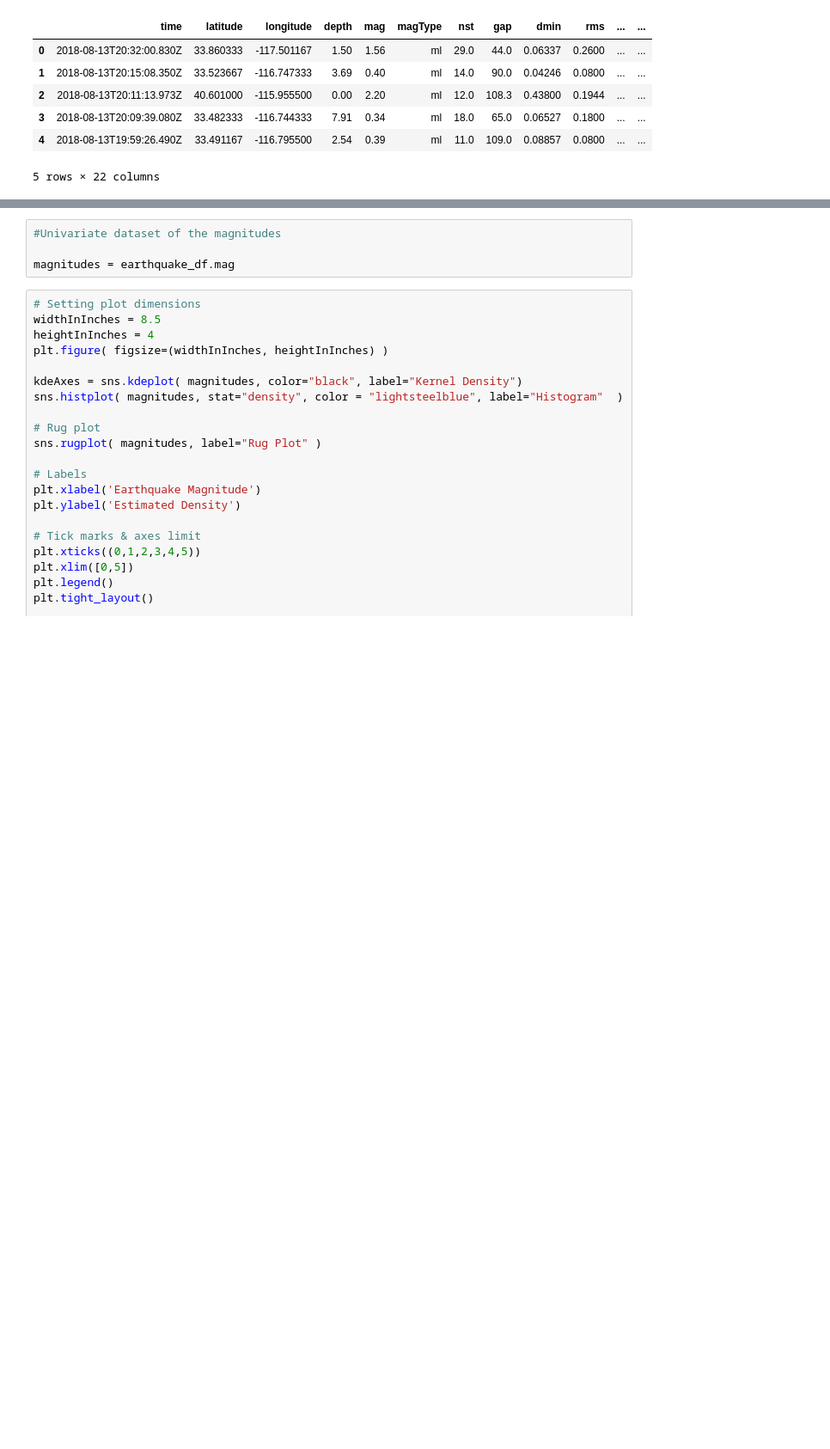
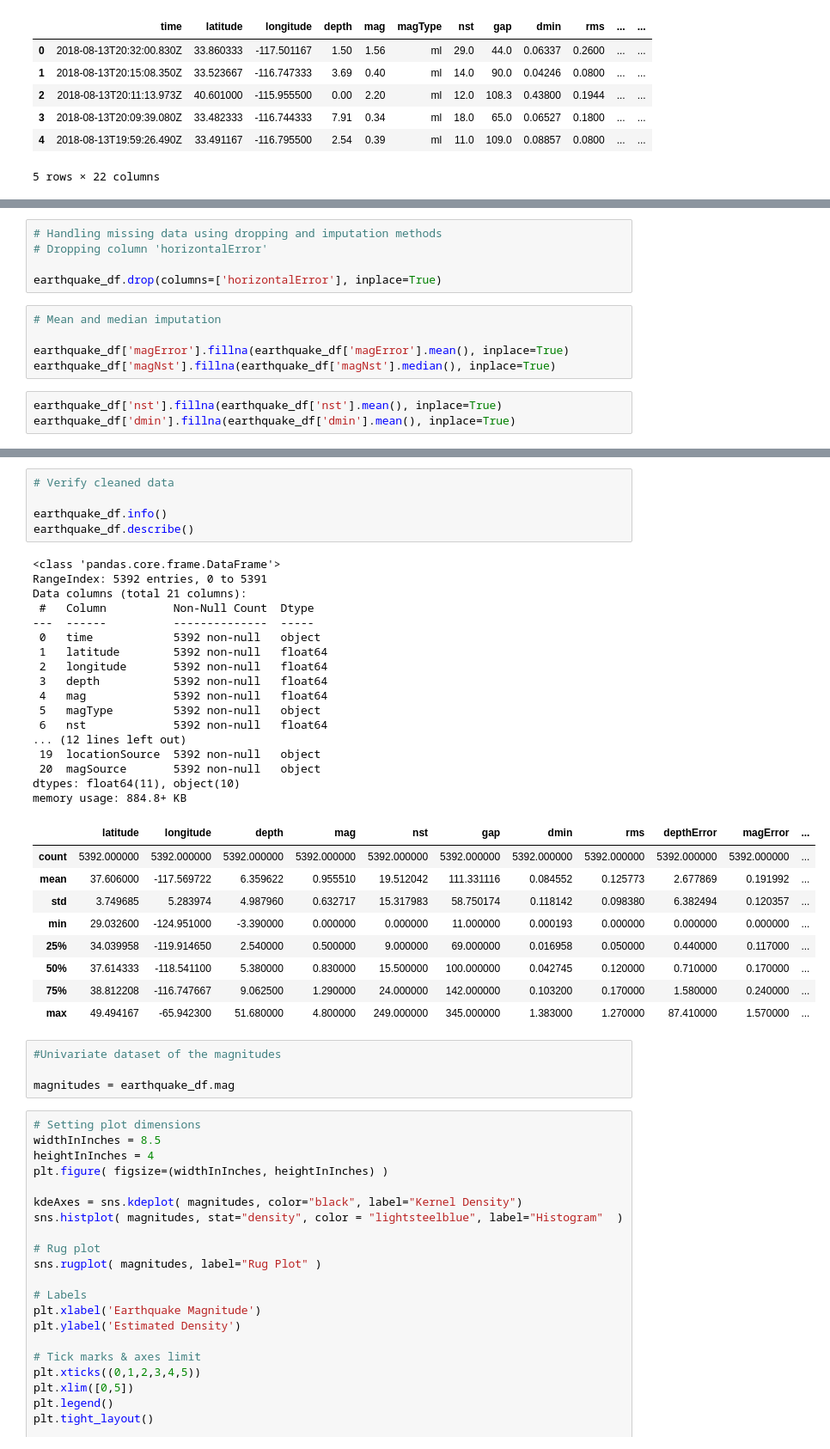
Before and after one commit to tkolufon/EDA, a Jupyter notebook: EDA_Earthquake.ipynb, the cells around one changed output, grey strips where cells are left out. Shown: that part at 86% size. Drawn from its saved outputs; the diff is of its cells as text; blank space fills up the shorter version.

```diff
--- a/EDA_Earthquake.ipynb
+++ b/EDA_Earthquake.ipynb
@@ -38,0 +95,13 @@ earthquake_df.head()
+# %%
+# Handling missing data using dropping and imputation methods
+# Dropping column 'horizontalError'
+
+earthquake_df.drop(columns=['horizontalError'], inplace=True)
+# %%
+# Mean and median imputation
+
+earthquake_df['magError'].fillna(earthquake_df['magError'].mean(), inplace=True)
+earthquake_df['magNst'].fillna(earthquake_df['magNst'].median(), inplace=True)
+# %%
+earthquake_df['nst'].fillna(earthquake_df['nst'].mean(), inplace=True)
+earthquake_df['dmin'].fillna(earthquake_df['dmin'].mean(), inplace=True)
@@ -39,3 +130,35 @@ earthquake_df.head()
+# %%
+# Verify cleaned data
+
+earthquake_df.info()
+earthquake_df.describe()
+# %% [output]
+<class 'pandas.core.frame.DataFrame'>
+RangeIndex: 5392 entries, 0 to 5391
+Data columns (total 21 columns):
+ #   Column          Non-Null Count  Dtype
+---  ------          --------------  -----
+ 0   time            5392 non-null   object
+ 1   latitude        5392 non-null   float64
+ 2   longitude       5392 non-null   float64
+ 3   depth           5392 non-null   float64
+ 4   mag             5392 non-null   float64
+ 5   magType         5392 non-null   object
+ 6   nst             5392 non-null   float64
+... (12 lines left out)
+ 19  locationSource  5392 non-null   object
+ 20  magSource       5392 non-null   object
+dtypes: float64(11), object(10)
+memory usage: 884.8+ KB
+|  | latitude | longitude | depth | mag | nst | gap | dmin | rms | depthError | magError | ... |
+| count | 5392.000000 | 5392.000000 | 5392.000000 | 5392.000000 | 5392.000000 | 5392.000000 | 5392.000000 | 5392.000000 | 5392.000000 | 5392.000000 | ... |
+| mean | 37.606000 | -117.569722 | 6.359622 | 0.955510 | 19.512042 | 111.331116 | 0.084552 | 0.125773 | 2.677869 | 0.191992 | ... |
+| std | 3.749685 | 5.283974 | 4.987960 | 0.632717 | 15.317983 | 58.750174 | 0.118142 | 0.098380 | 6.382494 | 0.120357 | ... |
+| min | 29.032600 | -124.951000 | -3.390000 | 0.000000 | 0.000000 | 11.000000 | 0.000193 | 0.000000 | 0.000000 | 0.000000 | ... |
+| 25% | 34.039958 | -119.914650 | 2.540000 | 0.500000 | 9.000000 | 69.000000 | 0.016958 | 0.050000 | 0.440000 | 0.117000 | ... |
+| 50% | 37.614333 | -118.541100 | 5.380000 | 0.830000 | 15.500000 | 100.000000 | 0.042745 | 0.120000 | 0.710000 | 0.170000 | ... |
+| 75% | 38.812208 | -116.747667 | 9.062500 | 1.290000 | 24.000000 | 142.000000 | 0.103200 | 0.170000 | 1.580000 | 0.240000 | ... |
+| max | 49.494167 | -65.942300 | 51.680000 | 4.800000 | 249.000000 | 345.000000 | 1.383000 | 1.270000 | 87.410000 | 1.570000 | ... |
 # %%
 #Univariate dataset of the magnitudes
 
```
Also changed, not shown: parts of 14 cells of this notebook, 1 other file.
